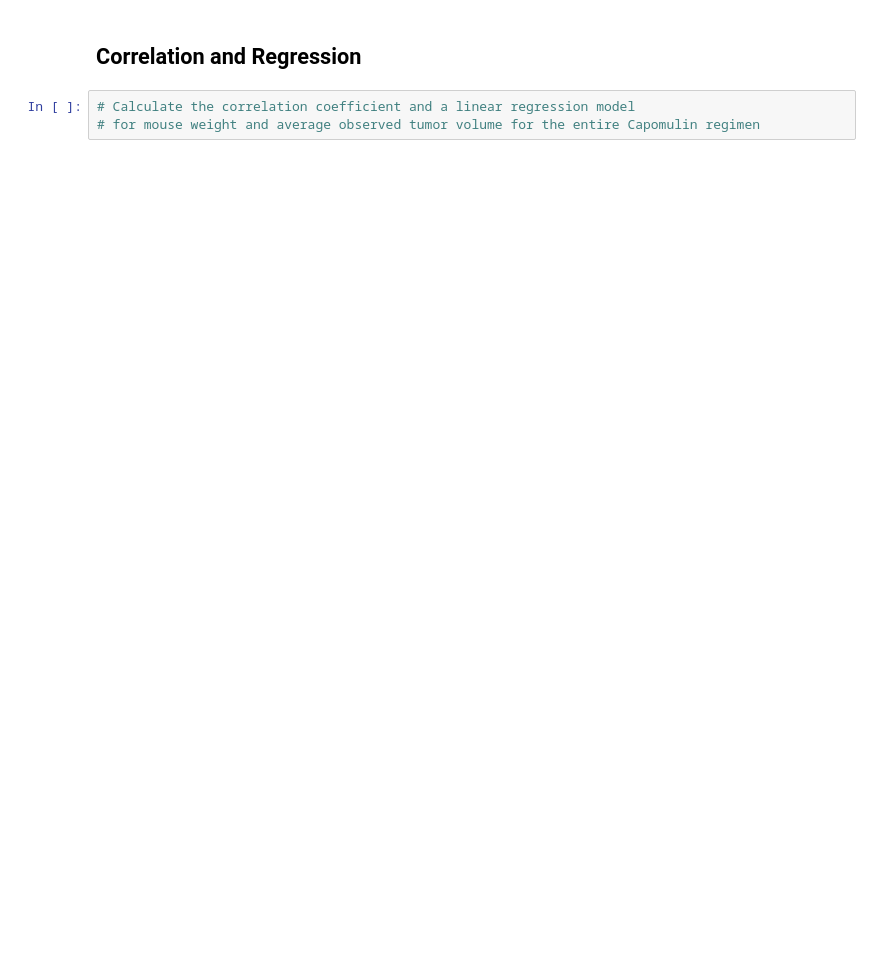
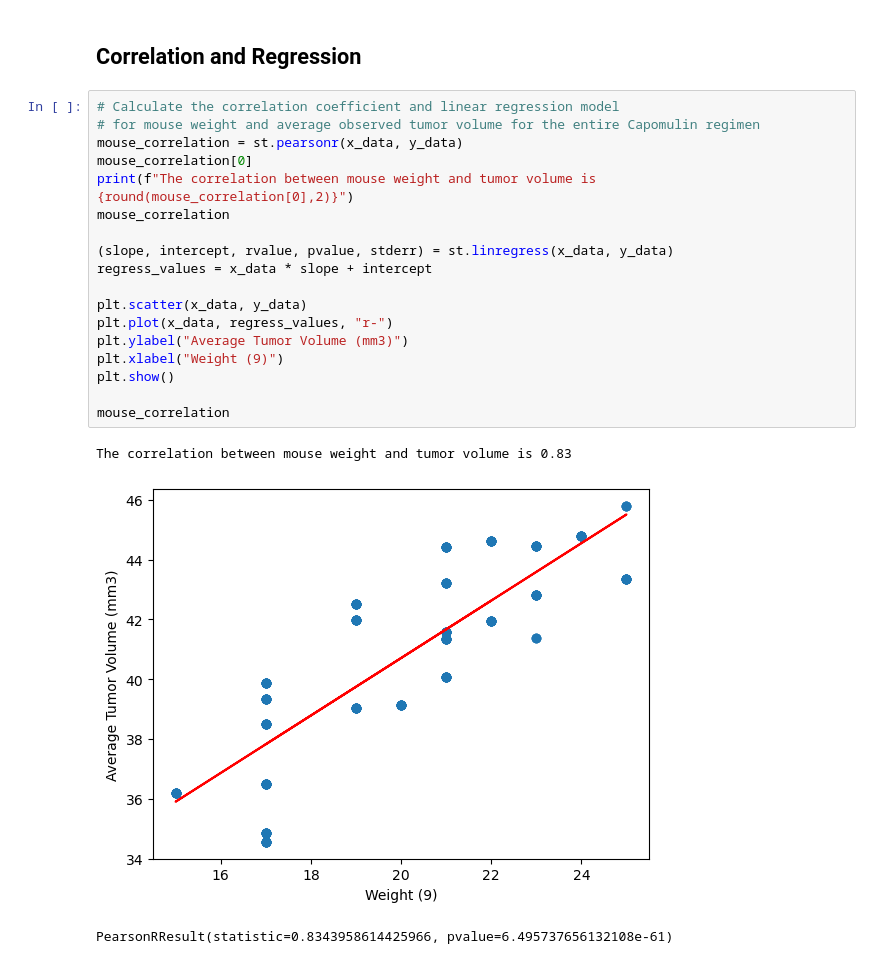
Before and after one commit to TrailrunnerDLH/Pymaceuticals-Challenge, a Jupyter notebook: Pymaceuticals/pymaceuticals_mod5.ipynb, the cells around one changed output. Cells and saved outputs as stored; diff of their text form; blank space fills up the shorter version.

```diff
--- a/Pymaceuticals/pymaceuticals_mod5.ipynb
+++ b/Pymaceuticals/pymaceuticals_mod5.ipynb
@@ -264,5 +300,24 @@ Ceftamin's potential outliers:Series([], Name: Tumor Volume (mm3), dtype: float6
 # %% [markdown]
 ## Correlation and Regression
-# %%
-# Calculate the correlation coefficient and a linear regression model
-# for mouse weight and average observed tumor volume for the entire Capomulin regimen
+# %%
+# Calculate the correlation coefficient and linear regression model
+# for mouse weight and average observed tumor volume for the entire Capomulin regimen
+mouse_correlation = st.pearsonr(x_data, y_data)
+mouse_correlation[0]
+print(f"The correlation between mouse weight and tumor volume is {round(mouse_correlation[0],2)}")
+mouse_correlation
+
+(slope, intercept, rvalue, pvalue, stderr) = st.linregress(x_data, y_data)
+regress_values = x_data * slope + intercept
+
+plt.scatter(x_data, y_data)
+plt.plot(x_data, regress_values, "r-")
+plt.ylabel("Average Tumor Volume (mm3)")
+plt.xlabel("Weight (9)")
+plt.show()
+
+mouse_correlation
+# %% [output]
+The correlation between mouse weight and tumor volume is 0.83
+[figure, added]
+PearsonRResult(statistic=0.8343958614425966, pvalue=6.495737656132108e-61)
```
Also changed, not shown: parts of 4 cells of this notebook.
